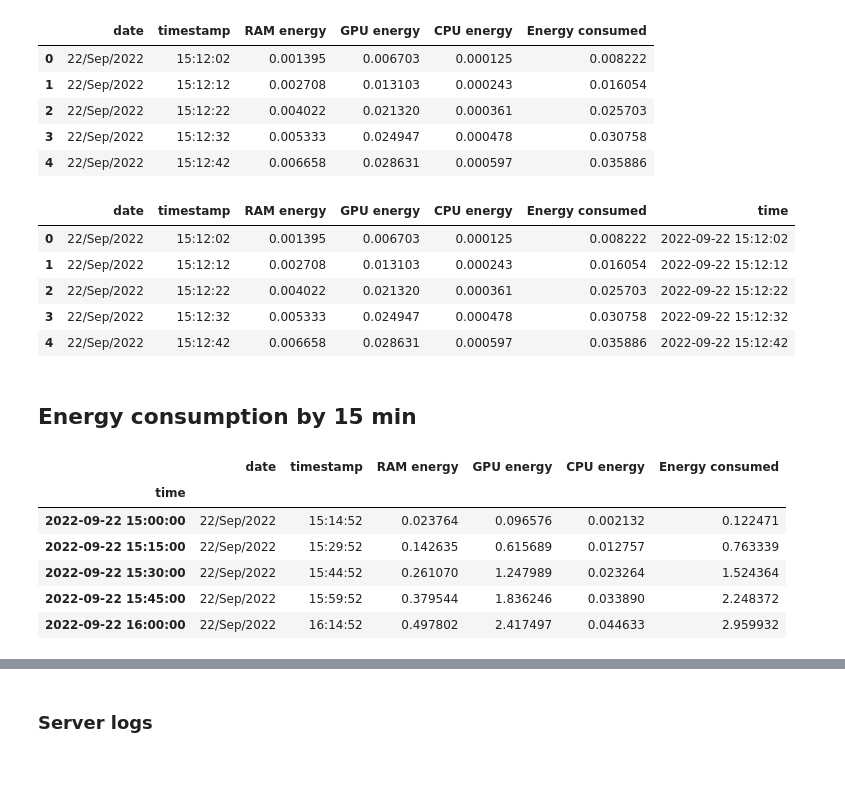
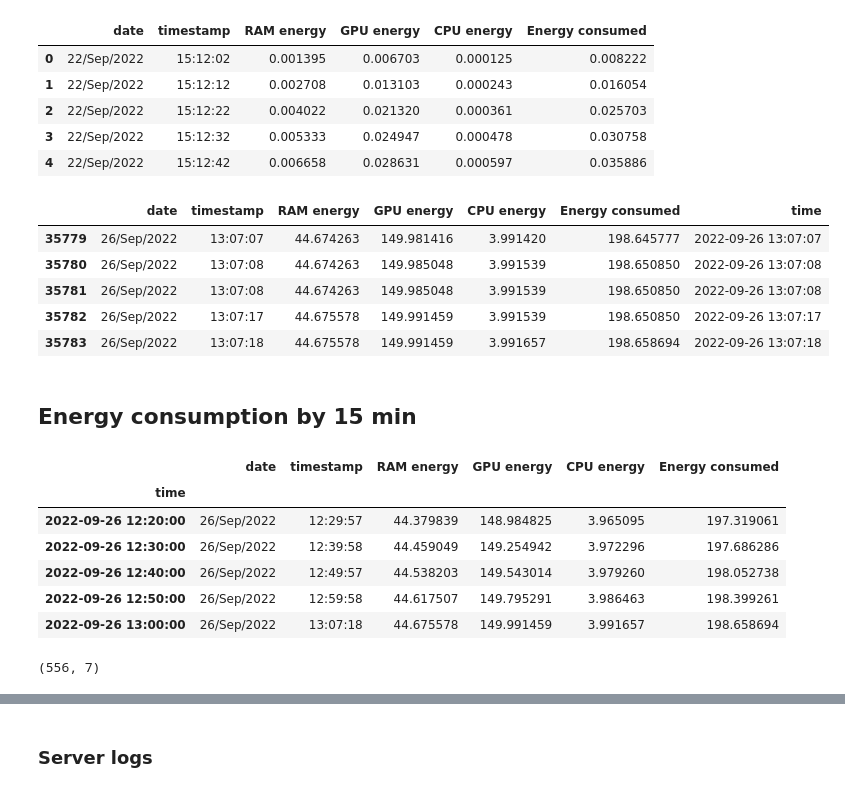
Before and after one commit to bigscience-workshop/carbon-footprint, a Jupyter notebook: bloom_api_carbon.ipynb, the cells around one changed output, grey strips where cells are left out. Cells and saved outputs as stored; diff of their text form; code cells hidden in the pictures.

```diff
--- a/bloom_api_carbon.ipynb
+++ b/bloom_api_carbon.ipynb
@@ -115,29 +115,34 @@ carbondf['time'] = carbondf['date'] + ' ' + carbondf['timestamp'].astype(str)
 # %%
 carbondf['time'] = pd.to_datetime(carbondf['time'] , format= "%d/%b/%Y %H:%M:%S")
 # %%
-carbondf.head()
+carbondf.tail()
 # %% [output]
 |  | date | timestamp | RAM energy | GPU energy | CPU energy | Energy consumed | time |
-| 0 | 22/Sep/2022 | 15:12:02 | 0.001395 | 0.006703 | 0.000125 | 0.008222 | 2022-09-22 15:12:02 |
-| 1 | 22/Sep/2022 | 15:12:12 | 0.002708 | 0.013103 | 0.000243 | 0.016054 | 2022-09-22 15:12:12 |
-| 2 | 22/Sep/2022 | 15:12:22 | 0.004022 | 0.021320 | 0.000361 | 0.025703 | 2022-09-22 15:12:22 |
-| 3 | 22/Sep/2022 | 15:12:32 | 0.005333 | 0.024947 | 0.000478 | 0.030758 | 2022-09-22 15:12:32 |
-| 4 | 22/Sep/2022 | 15:12:42 | 0.006658 | 0.028631 | 0.000597 | 0.035886 | 2022-09-22 15:12:42 |
+| 35779 | 26/Sep/2022 | 13:07:07 | 44.674263 | 149.981416 | 3.991420 | 198.645777 | 2022-09-26 13:07:07 |
+| 35780 | 26/Sep/2022 | 13:07:08 | 44.674263 | 149.985048 | 3.991539 | 198.650850 | 2022-09-26 13:07:08 |
+| 35781 | 26/Sep/2022 | 13:07:08 | 44.674263 | 149.985048 | 3.991539 | 198.650850 | 2022-09-26 13:07:08 |
+| 35782 | 26/Sep/2022 | 13:07:17 | 44.675578 | 149.991459 | 3.991539 | 198.650850 | 2022-09-26 13:07:17 |
+| 35783 | 26/Sep/2022 | 13:07:18 | 44.675578 | 149.991459 | 3.991657 | 198.658694 | 2022-09-26 13:07:18 |
 # %% [markdown]
 ## Energy consumption by 15 min
 # %%
-carbonhourdf = carbondf.groupby(pd.Grouper(key = 'time', freq='15min')).last()
-carbonhourdf.head()
+carbonhourdf = carbondf.groupby(pd.Grouper(key = 'time', freq='10min')).last()
+carbonhourdf.tail()
 # %% [output]
 |  | date | timestamp | RAM energy | GPU energy | CPU energy | Energy consumed |
 | time |  |  |  |  |  |  |
-| 2022-09-22 15:00:00 | 22/Sep/2022 | 15:14:52 | 0.023764 | 0.096576 | 0.002132 | 0.122471 |
-| 2022-09-22 15:15:00 | 22/Sep/2022 | 15:29:52 | 0.142635 | 0.615689 | 0.012757 | 0.763339 |
-| 2022-09-22 15:30:00 | 22/Sep/2022 | 15:44:52 | 0.261070 | 1.247989 | 0.023264 | 1.524364 |
-| 2022-09-22 15:45:00 | 22/Sep/2022 | 15:59:52 | 0.379544 | 1.836246 | 0.033890 | 2.248372 |
-| 2022-09-22 16:00:00 | 22/Sep/2022 | 16:14:52 | 0.497802 | 2.417497 | 0.044633 | 2.959932 |
+| 2022-09-26 12:20:00 | 26/Sep/2022 | 12:29:57 | 44.379839 | 148.984825 | 3.965095 | 197.319061 |
+| 2022-09-26 12:30:00 | 26/Sep/2022 | 12:39:58 | 44.459049 | 149.254942 | 3.972296 | 197.686286 |
+| 2022-09-26 12:40:00 | 26/Sep/2022 | 12:49:57 | 44.538203 | 149.543014 | 3.979260 | 198.052738 |
+| 2022-09-26 12:50:00 | 26/Sep/2022 | 12:59:58 | 44.617507 | 149.795291 | 3.986463 | 198.399261 |
+| 2022-09-26 13:00:00 | 26/Sep/2022 | 13:07:18 | 44.675578 | 149.991459 | 3.991657 | 198.658694 |
 # %%
 carbonhourdf['Energy by interval'] = carbonhourdf["Energy consumed"].diff()
+# %%
+carbonhourdf = carbonhourdf.iloc[7:-1 , :]
+carbonhourdf.shape
+# %% [output]
+(556, 7)
 # %%
 carbonhourdf.head()
 # %% [output]
```
Also changed, not shown: parts of 29 cells of this notebook, 1 other file.
